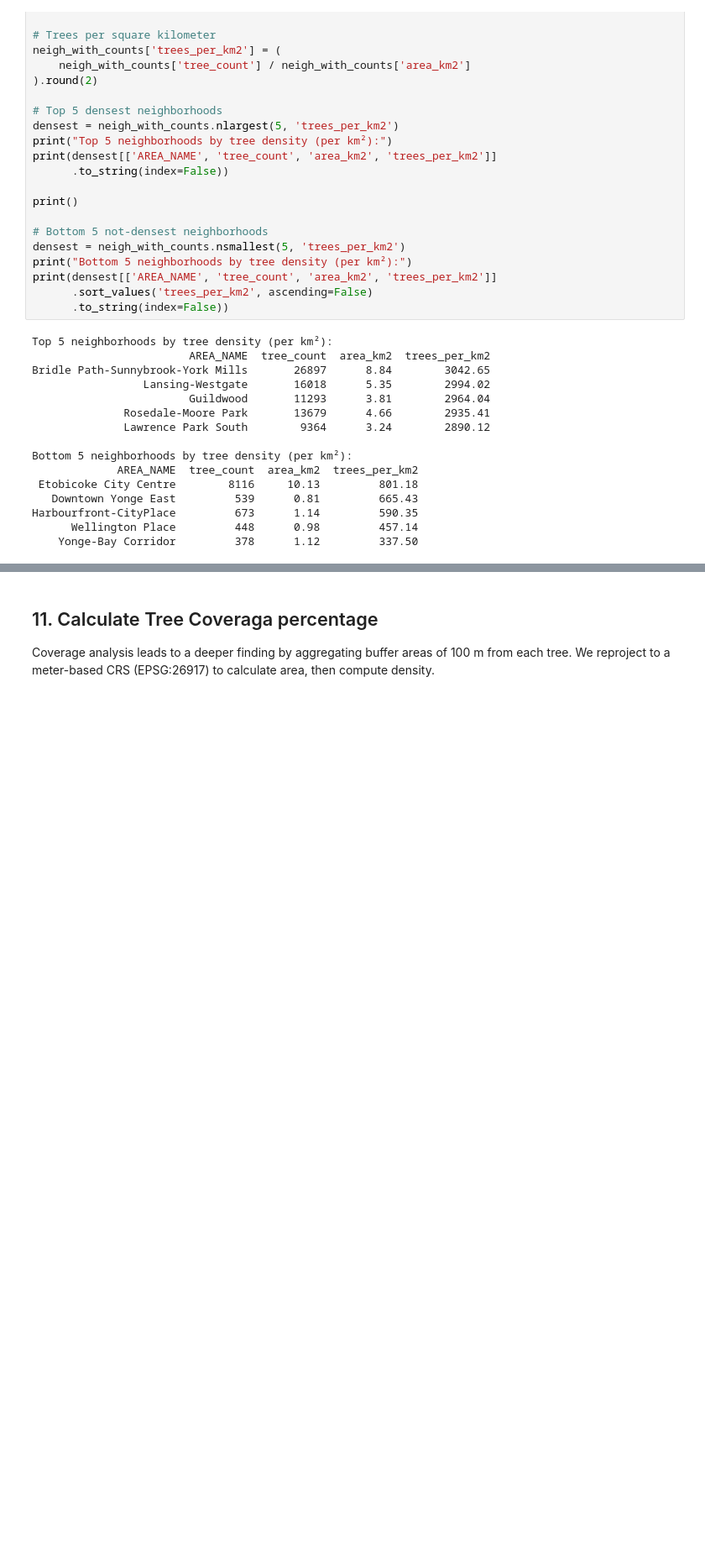
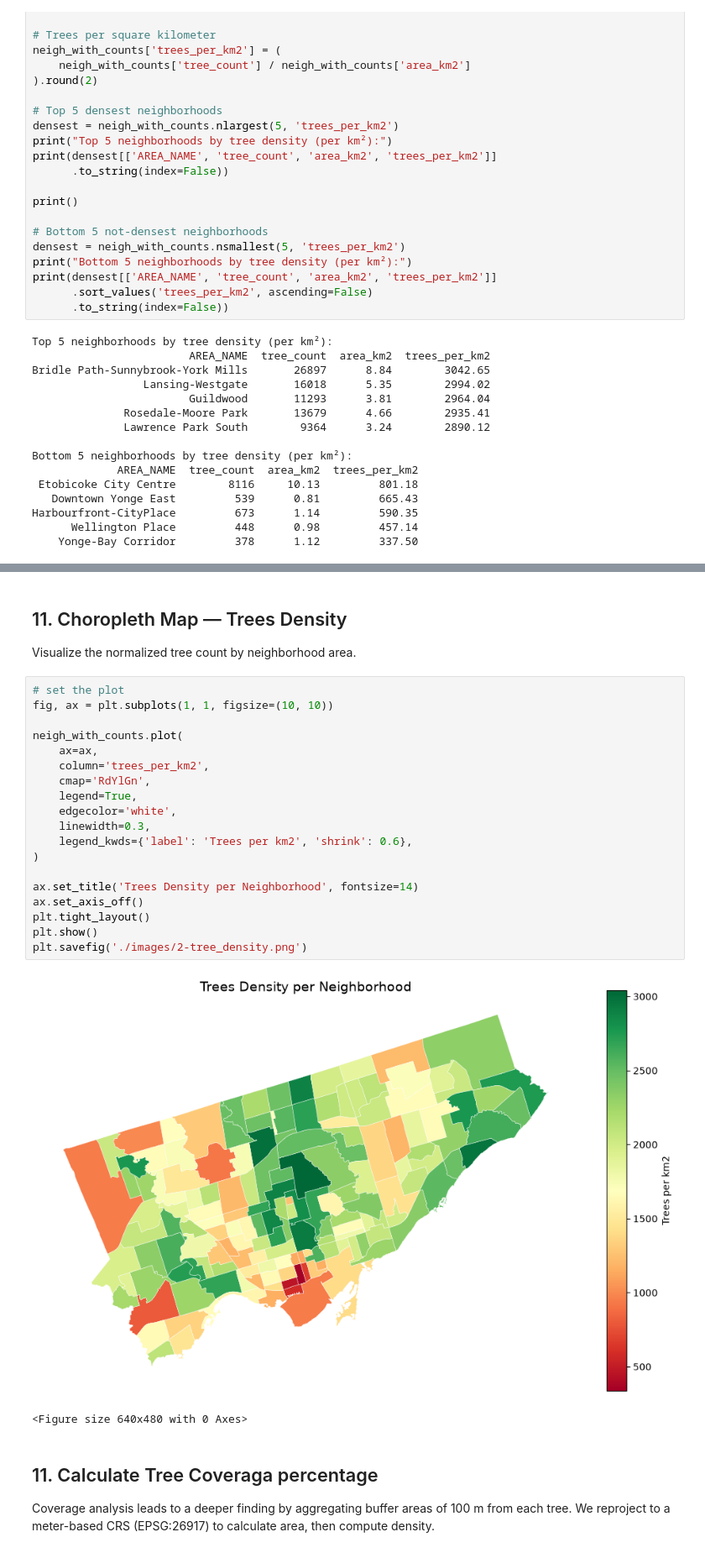
Before and after one commit to AdrianChC/tor-trees-analysis, a Jupyter notebook: analysis.ipynb, the cells around one changed output, grey strips where cells are left out. Shown at 84% size. Saved outputs shown, nothing was run; the diff lists cells and outputs as text; blank space fills up the shorter version.

Commit message:
updated README, add plots

```diff
--- a/analysis.ipynb
+++ b/analysis.ipynb
@@ -297,3 +311,29 @@ Harbourfront-CityPlace         673      1.14         590.35
+# %% [markdown]
+## 11. Choropleth Map — Trees Density
+
+Visualize the normalized tree count by neighborhood area.
+# %%
+# set the plot
+fig, ax = plt.subplots(1, 1, figsize=(10, 10))
+
+neigh_with_counts.plot(
+    ax=ax,
+    column='trees_per_km2',
+    cmap='RdYlGn',
+    legend=True,
+    edgecolor='white',
+    linewidth=0.3,
+    legend_kwds={'label': 'Trees per km2', 'shrink': 0.6},
+)
+
+ax.set_title('Trees Density per Neighborhood', fontsize=14)
+ax.set_axis_off()
+plt.tight_layout()
+plt.show()
+plt.savefig('./images/2-tree_density.png')
+# %% [output]
+[figure, added]
+<Figure size 640x480 with 0 Axes>
 # %% [markdown]
 ## 11. Calculate Tree Coveraga percentage
 
```
Also changed, not shown: parts of 9 cells of this notebook, 5 other files.
